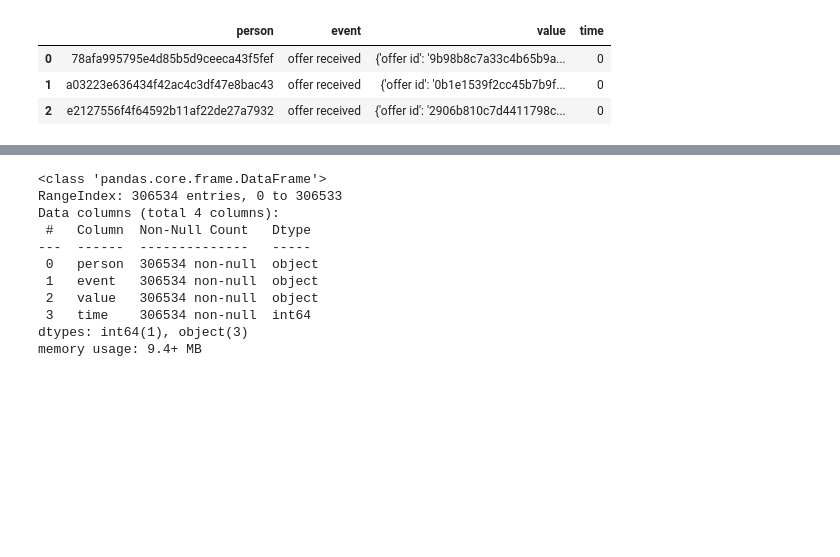
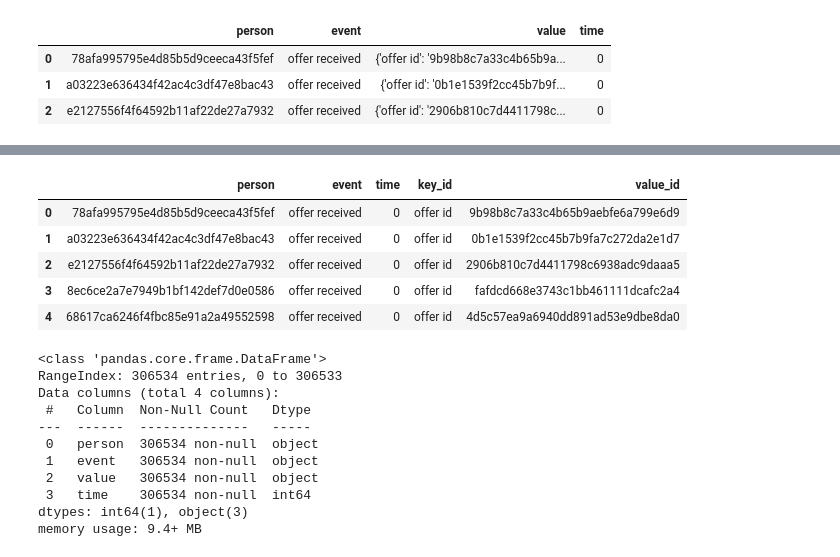
Before and after one commit to jennashinn/starbucks_analysis, a Jupyter notebook: cleaning.ipynb, the cells around one changed output, grey strips where cells are left out. Cells and saved outputs as stored; diff of their text form; code cells hidden in the pictures; blank space fills up the shorter version.

```diff
--- a/cleaning.ipynb
+++ b/cleaning.ipynb
@@ -183,3 +221,13 @@ df_transcript.head(3)
+# %%
+cleaned_transcript = df_transcript.drop(['value', 'key'], axis = 1)
+cleaned_transcript.head()
+# %% [output]
+|  | person | event | time | key_id | value_id |
+| 0 | 78afa995795e4d85b5d9ceeca43f5fef | offer received | 0 | offer id | 9b98b8c7a33c4b65b9aebfe6a799e6d9 |
+| 1 | a03223e636434f42ac4c3df47e8bac43 | offer received | 0 | offer id | 0b1e1539f2cc45b7b9fa7c272da2e1d7 |
+| 2 | e2127556f4f64592b11af22de27a7932 | offer received | 0 | offer id | 2906b810c7d4411798c6938adc9daaa5 |
+| 3 | 8ec6ce2a7e7949b1bf142def7d0e0586 | offer received | 0 | offer id | fafdcd668e3743c1bb461111dcafc2a4 |
+| 4 | 68617ca6246f4fbc85e91a2a49552598 | offer received | 0 | offer id | 4d5c57ea9a6940dd891ad53e9dbe8da0 |
 # %%
 # No missing data
 df_transcript.info()
```
Also changed, not shown: parts of 14 cells of this notebook, 10 other files.
